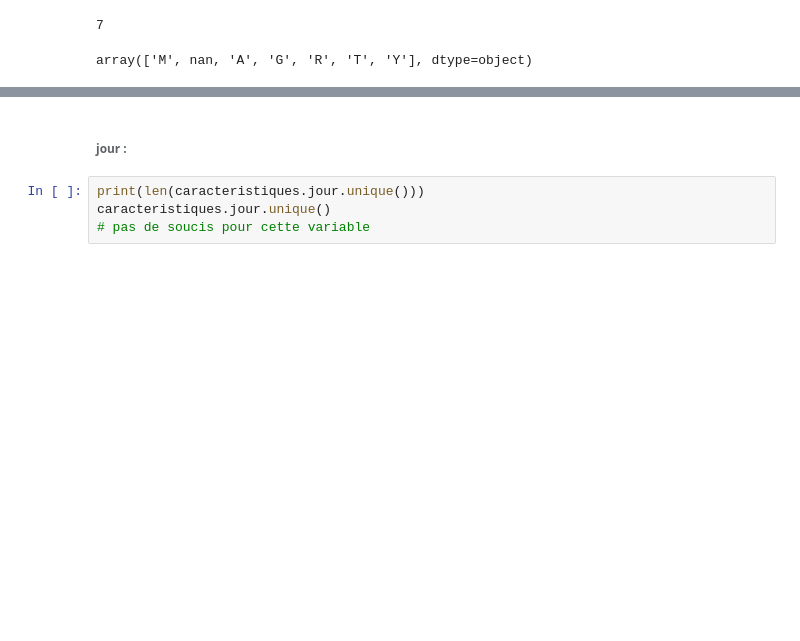
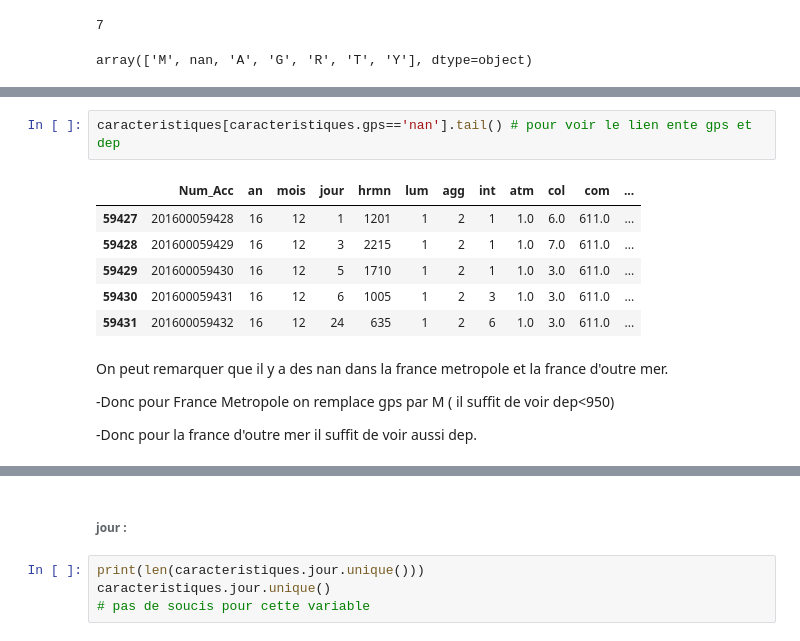
Before and after one commit to Louriz/Big_data_IMT, a Jupyter notebook: accidents-projet.ipynb, the cells around one changed output, grey strips where cells are left out. Drawn from its saved outputs; the diff is of its cells as text; blank space fills up the shorter version.

```diff
--- a/accidents-projet.ipynb
+++ b/accidents-projet.ipynb
@@ -220,0 +230,15 @@ On garde nan pour l'instant.
+# %%
+caracteristiques[caracteristiques.gps=='nan'].tail() # pour voir le lien ente gps et dep
+# %% [output]
+|  | Num_Acc | an | mois | jour | hrmn | lum | agg | int | atm | col | com | ... |
+| 59427 | 201600059428 | 16 | 12 | 1 | 1201 | 1 | 2 | 1 | 1.0 | 6.0 | 611.0 | ... |
+| 59428 | 201600059429 | 16 | 12 | 3 | 2215 | 1 | 2 | 1 | 1.0 | 7.0 | 611.0 | ... |
+| 59429 | 201600059430 | 16 | 12 | 5 | 1710 | 1 | 2 | 1 | 1.0 | 3.0 | 611.0 | ... |
+| 59430 | 201600059431 | 16 | 12 | 6 | 1005 | 1 | 2 | 3 | 1.0 | 3.0 | 611.0 | ... |
+| 59431 | 201600059432 | 16 | 12 | 24 | 635 | 1 | 2 | 6 | 1.0 | 3.0 | 611.0 | ... |
+# %% [markdown]
+On peut remarquer que il y a des nan dans la france metropole et la france d'outre mer.
+
+-Donc pour France Metropole on remplace gps par M ( il suffit de voir dep<950)
+
+-Donc pour la france d'outre mer il suffit de voir aussi dep.
```
Also changed, not shown: parts of 55 cells of this notebook.
